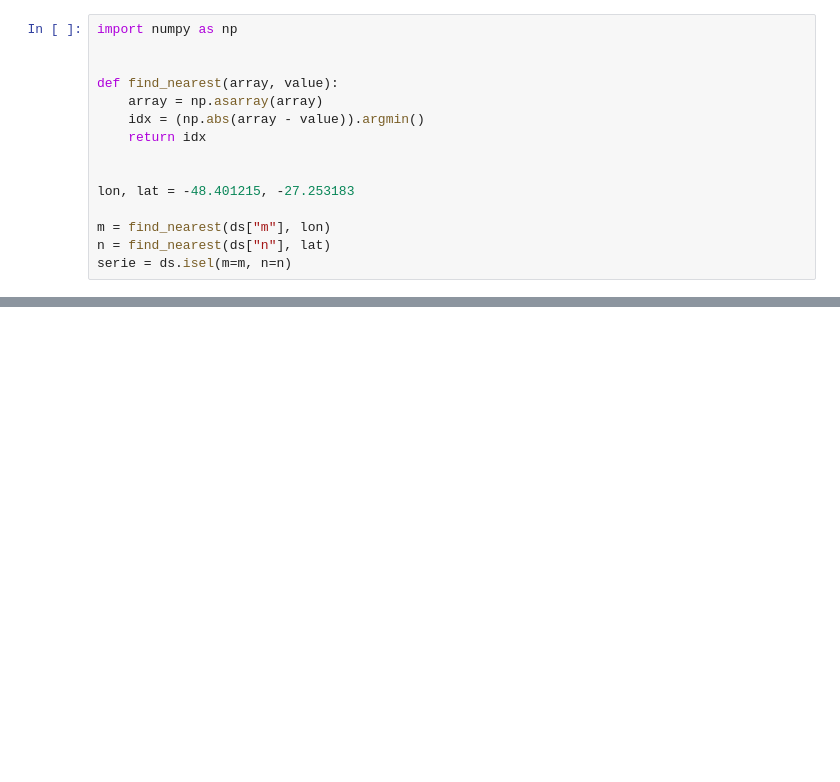
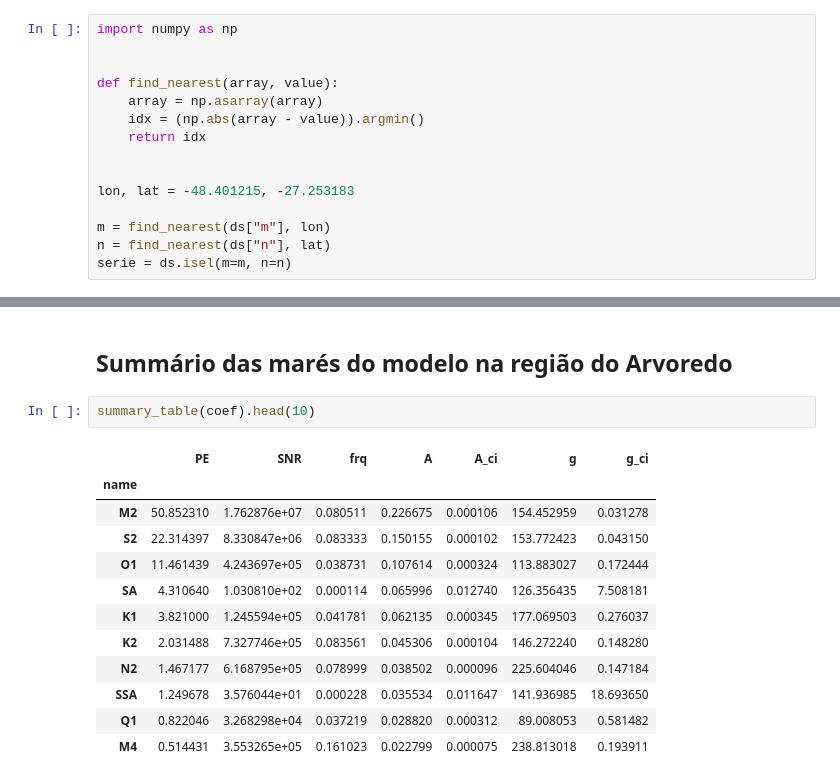
Before and after one commit to LaPoGeoMar/Proj_Modelagem_Pellet, a Jupyter notebook: 2022-MAArE_ADCP/01-adcp_MAArE-tides-elev-model-comparison.ipynb, the cells around one changed output, grey strips where cells are left out. Saved outputs shown, nothing was run; the diff lists cells and outputs as text; blank space fills up the shorter version.

```diff
--- a/2022-MAArE_ADCP/01-adcp_MAArE-tides-elev-model-comparison.ipynb
+++ b/2022-MAArE_ADCP/01-adcp_MAArE-tides-elev-model-comparison.ipynb
@@ -174,0 +158,17 @@ summary_table(coef)
+# %% [markdown]
+## Summário das marés do modelo na região do Arvoredo
+# %%
+summary_table(coef).head(10)
+# %% [output]
+|  | PE | SNR | frq | A | A_ci | g | g_ci |
+| name |  |  |  |  |  |  |  |
+| M2 | 50.852310 | 1.762876e+07 | 0.080511 | 0.226675 | 0.000106 | 154.452959 | 0.031278 |
+| S2 | 22.314397 | 8.330847e+06 | 0.083333 | 0.150155 | 0.000102 | 153.772423 | 0.043150 |
+| O1 | 11.461439 | 4.243697e+05 | 0.038731 | 0.107614 | 0.000324 | 113.883027 | 0.172444 |
+| SA | 4.310640 | 1.030810e+02 | 0.000114 | 0.065996 | 0.012740 | 126.356435 | 7.508181 |
+| K1 | 3.821000 | 1.245594e+05 | 0.041781 | 0.062135 | 0.000345 | 177.069503 | 0.276037 |
+| K2 | 2.031488 | 7.327746e+05 | 0.083561 | 0.045306 | 0.000104 | 146.272240 | 0.148280 |
+| N2 | 1.467177 | 6.168795e+05 | 0.078999 | 0.038502 | 0.000096 | 225.604046 | 0.147184 |
+| SSA | 1.249678 | 3.576044e+01 | 0.000228 | 0.035534 | 0.011647 | 141.936985 | 18.693650 |
+| Q1 | 0.822046 | 3.268298e+04 | 0.037219 | 0.028820 | 0.000312 | 89.008053 | 0.581482 |
+| M4 | 0.514431 | 3.553265e+05 | 0.161023 | 0.022799 | 0.000075 | 238.813018 | 0.193911 |
```
Also changed, not shown: parts of 6 cells of this notebook.
